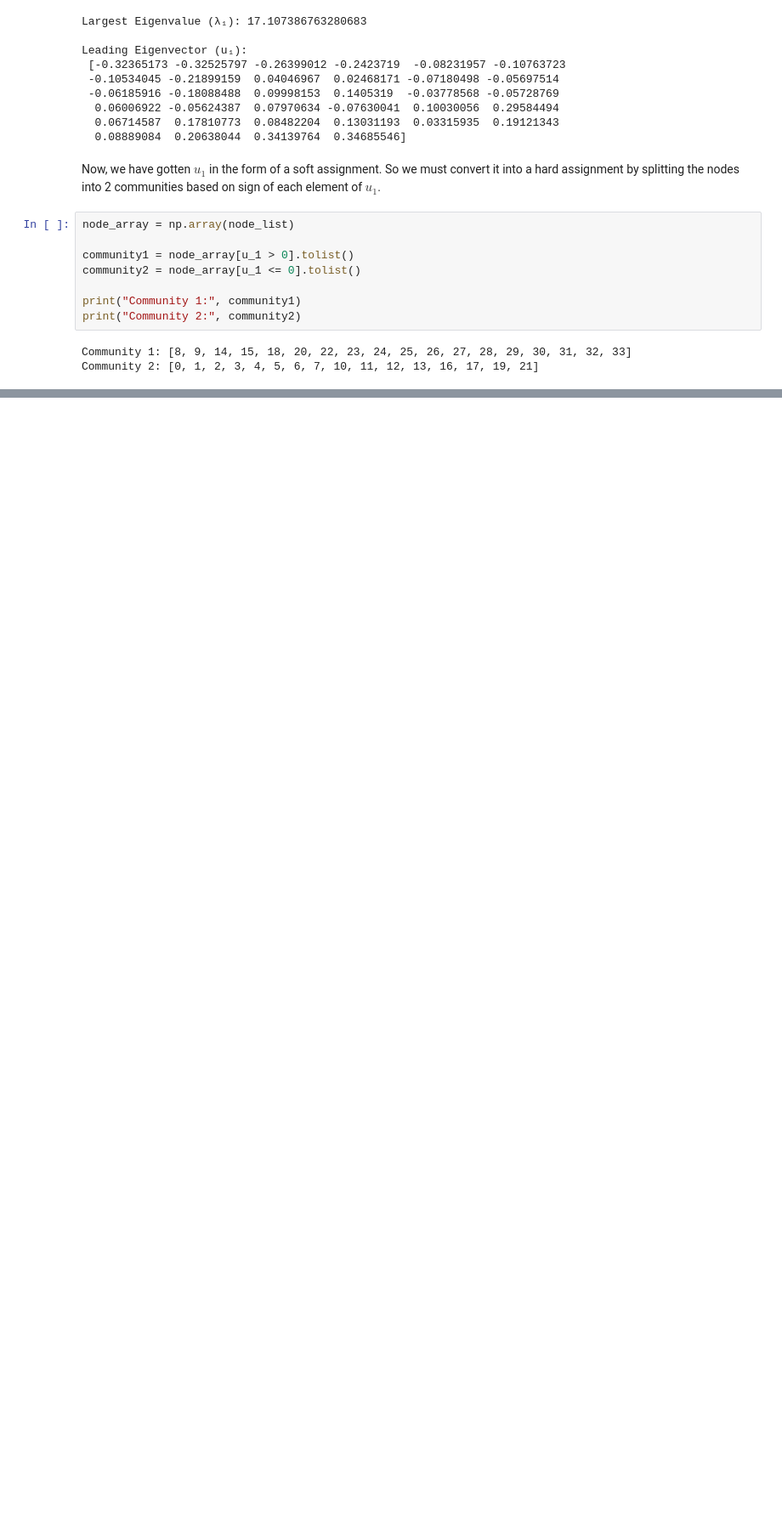
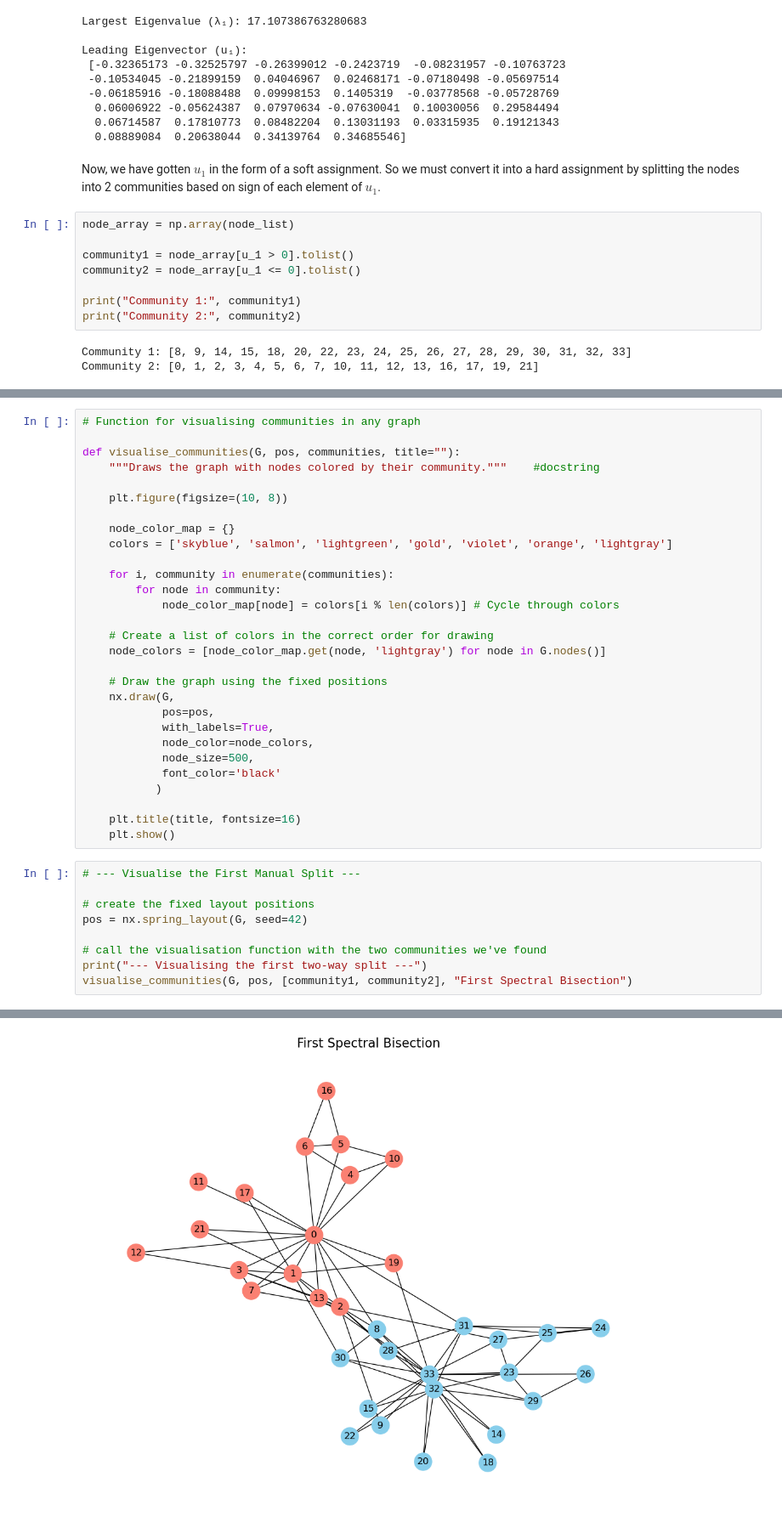
Before and after one commit to aditya8narvekar/Karate-Club-Assignment, a Jupyter notebook: karate-club-assignment.ipynb, the cells around one changed output, grey strips where cells are left out. Shown at 85% size. Saved outputs shown, nothing was run; the diff lists cells and outputs as text; blank space fills up the shorter version.

```diff
--- a/karate-club-assignment.ipynb
+++ b/karate-club-assignment.ipynb
@@ -116,0 +121,39 @@ Community 2: [0, 1, 2, 3, 4, 5, 6, 7, 10, 11, 12, 13, 16, 17, 19, 21]
+# %%
+# Function for visualising communities in any graph
+
+def visualise_communities(G, pos, communities, title=""):
+    """Draws the graph with nodes colored by their community."""    #docstring
+
+    plt.figure(figsize=(10, 8))
+
+    node_color_map = {}
+    colors = ['skyblue', 'salmon', 'lightgreen', 'gold', 'violet', 'orange', 'lightgray']
+
+    for i, community in enumerate(communities):
+        for node in community:
+            node_color_map[node] = colors[i % len(colors)] # Cycle through colors
+
+    # Create a list of colors in the correct order for drawing
+    node_colors = [node_color_map.get(node, 'lightgray') for node in G.nodes()]
+
+    # Draw the graph using the fixed positions
+    nx.draw(G,
+            pos=pos,
+            with_labels=True,
+            node_color=node_colors,
+            node_size=500,
+            font_color='black'
+           )
+
+    plt.title(title, fontsize=16)
+    plt.show()
+# %%
+# --- Visualise the First Manual Split ---
+
+# create the fixed layout positions
+pos = nx.spring_layout(G, seed=42)
+
+# call the visualisation function with the two communities we've found
+print("--- Visualising the first two-way split ---")
+visualise_communities(G, pos, [community1, community2], "First Spectral Bisection")
+# %% [output]
@@ -116,0 +161 @@ Community 2: [0, 1, 2, 3, 4, 5, 6, 7, 10, 11, 12, 13, 16, 17, 19, 21]
+[figure, added]
```
Also changed, not shown: parts of 6 cells of this notebook.
